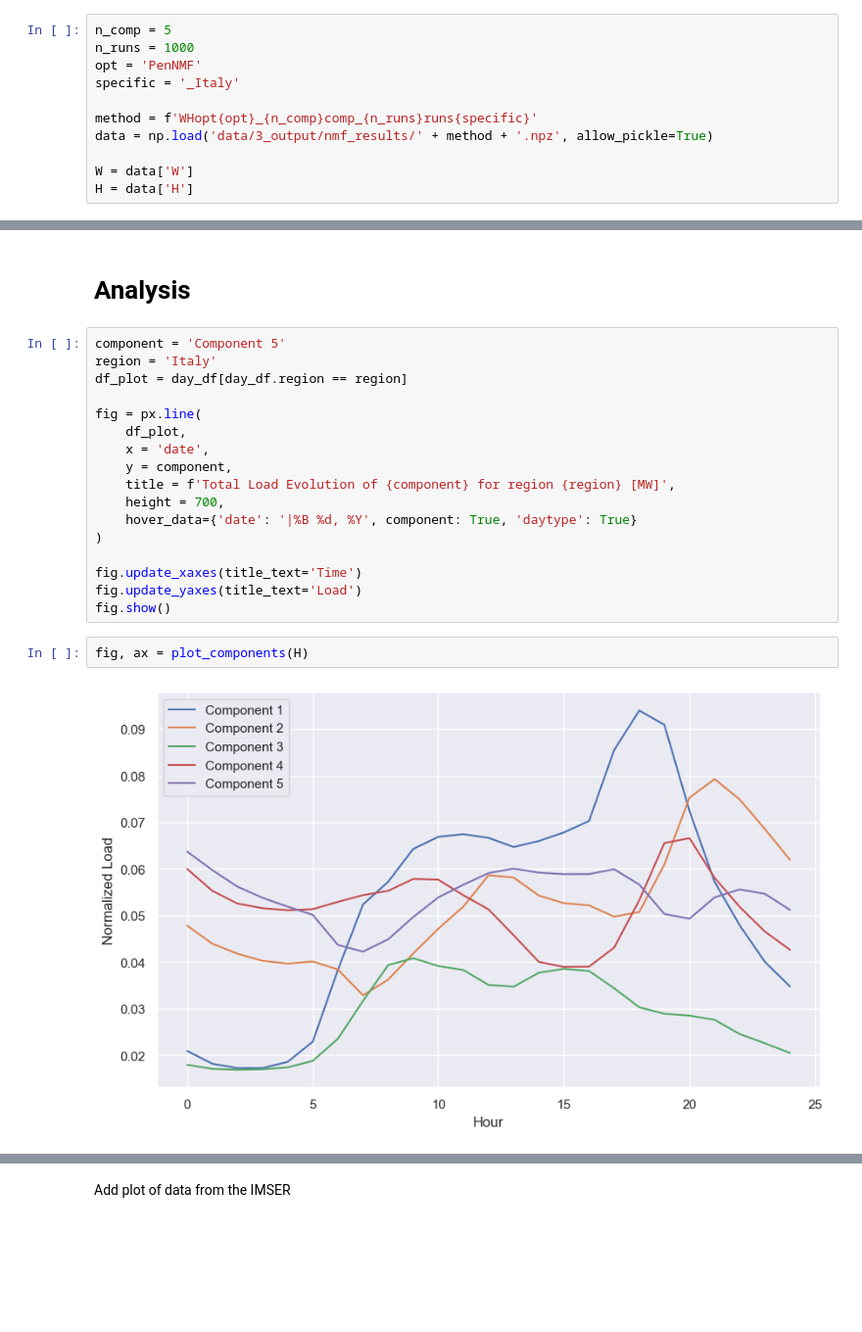
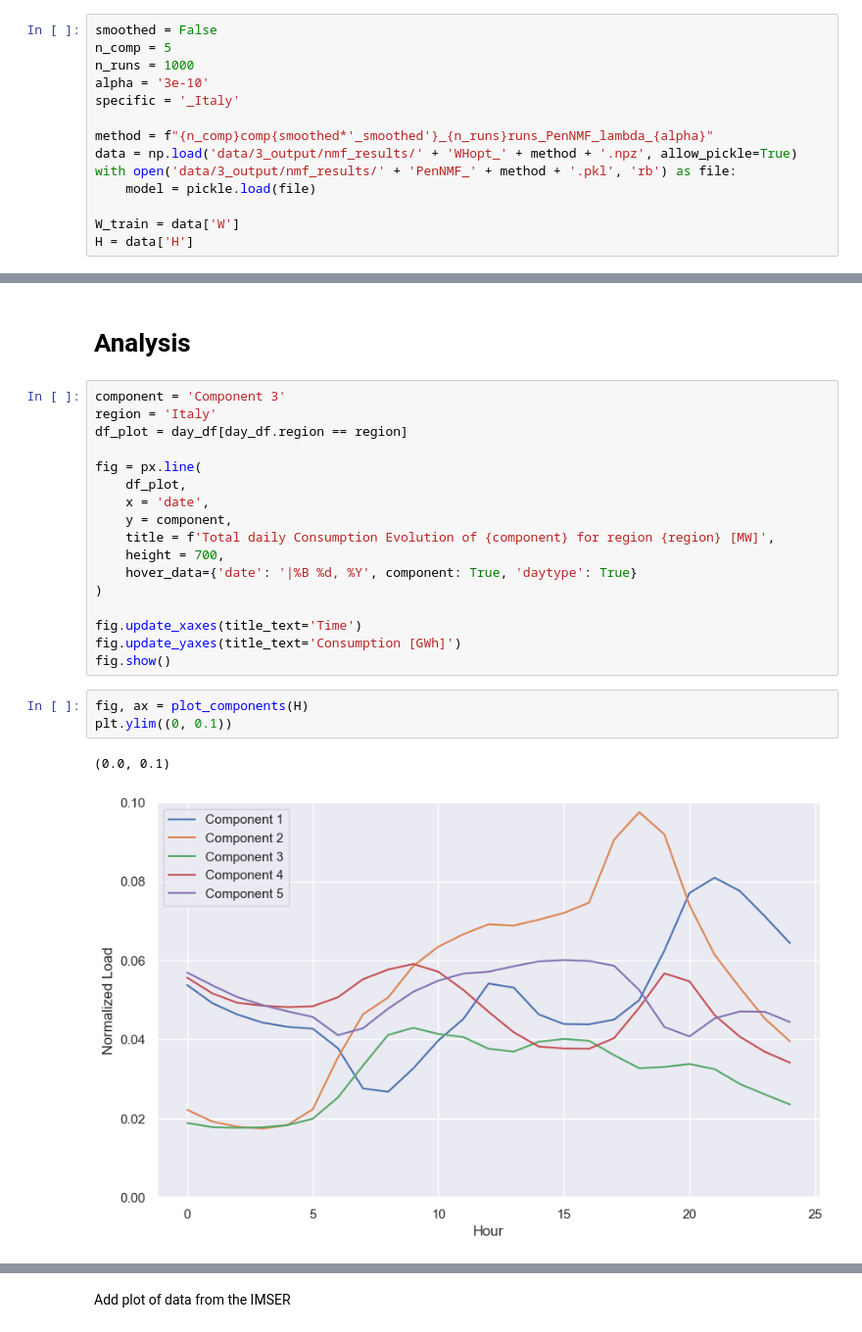
Before and after one commit to gkchln/load_bss, a Jupyter notebook: DecomposeLoad.ipynb, the cells around one changed output, grey strips where cells are left out. Shown at 98% size. Saved outputs shown, nothing was run; the diff lists cells and outputs as text; blank space fills up the shorter version.

Commit message:
Adapt load decomposition to PenNMF

```diff
--- a/DecomposeLoad.ipynb
+++ b/DecomposeLoad.ipynb
@@ -52,15 +52,18 @@ end_year = 2022
 # %% [markdown]
 # Load selected model and input data
 # %%
+smoothed = False
 n_comp = 5
 n_runs = 1000
-opt = 'PenNMF'
+alpha = '3e-10'
 specific = '_Italy'
 
-method = f'WHopt{opt}_{n_comp}comp_{n_runs}runs{specific}'
-data = np.load('data/3_output/nmf_results/' + method + '.npz', allow_pickle=True)
+method = f"{n_comp}comp{smoothed*'_smoothed'}_{n_runs}runs_PenNMF_lambda_{alpha}"
+data = np.load('data/3_output/nmf_results/' + 'WHopt_' + method + '.npz', allow_pickle=True)
+with open('data/3_output/nmf_results/' + 'PenNMF_' + method + '.pkl', 'rb') as file:
+    model = pickle.load(file)
 
-W = data['W']
+W_train = data['W']
 H = data['H']
 # %%
 # HOTFIX: reordering components for plotting
@@ -211,7 +229,7 @@ year_df
 # %% [markdown]
 # Analysis
 # %%
-component = 'Component 5'
+component = 'Component 3'
 region = 'Italy'
 df_plot = day_df[day_df.region == region]
 
@@ -219,18 +237,20 @@ fig = px.line(
     df_plot,
     x = 'date',
     y = component,
-    title = f'Total Load Evolution of {component} for region {region} [MW]',
+    title = f'Total daily Consumption Evolution of {component} for region {region} [MW]',
     height = 700,
     hover_data={'date': '|%B %d, %Y', component: True, 'daytype': True}
 )
 
 fig.update_xaxes(title_text='Time')
-fig.update_yaxes(title_text='Load')
+fig.update_yaxes(title_text='Consumption [GWh]')
 fig.show()
 # %%
 fig, ax = plot_components(H)
+plt.ylim((0, 0.1))
 # %% [output]
+(0.0, 0.1)
-[figure, old version]
+[figure, new version]
 # %%
 day_df.groupby(['daytype'])[[f'Component {k+1}' for k in range(H.shape[0])]].mean()
 # %% [output]
```
Also changed, not shown: parts of 27 cells of this notebook.
